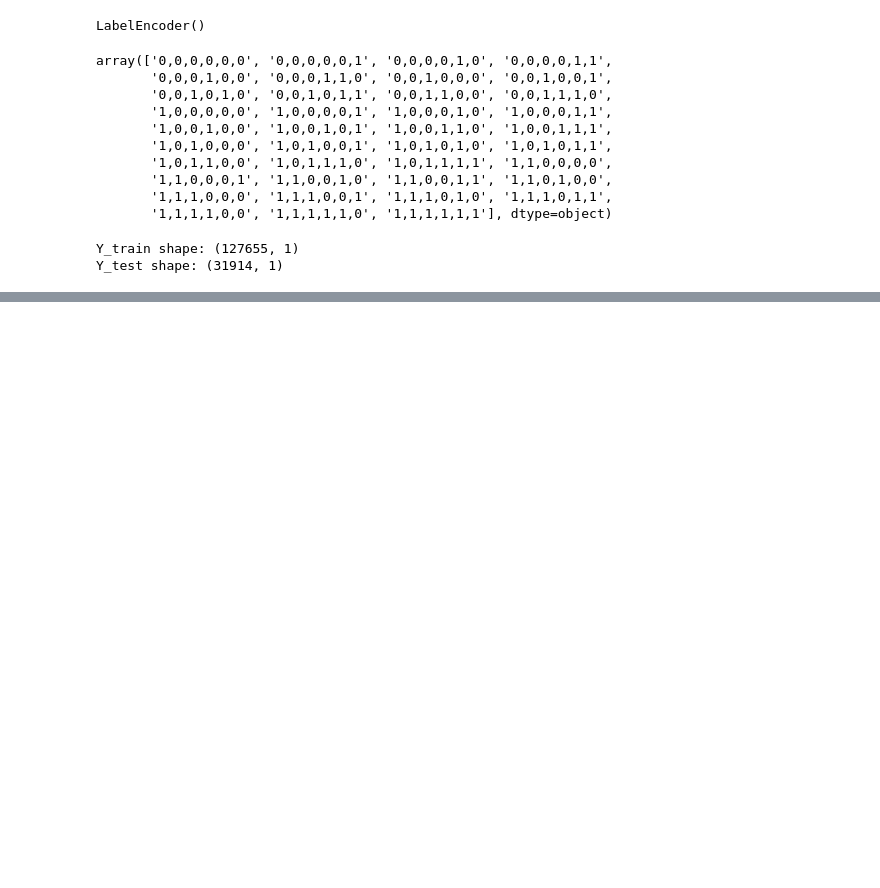
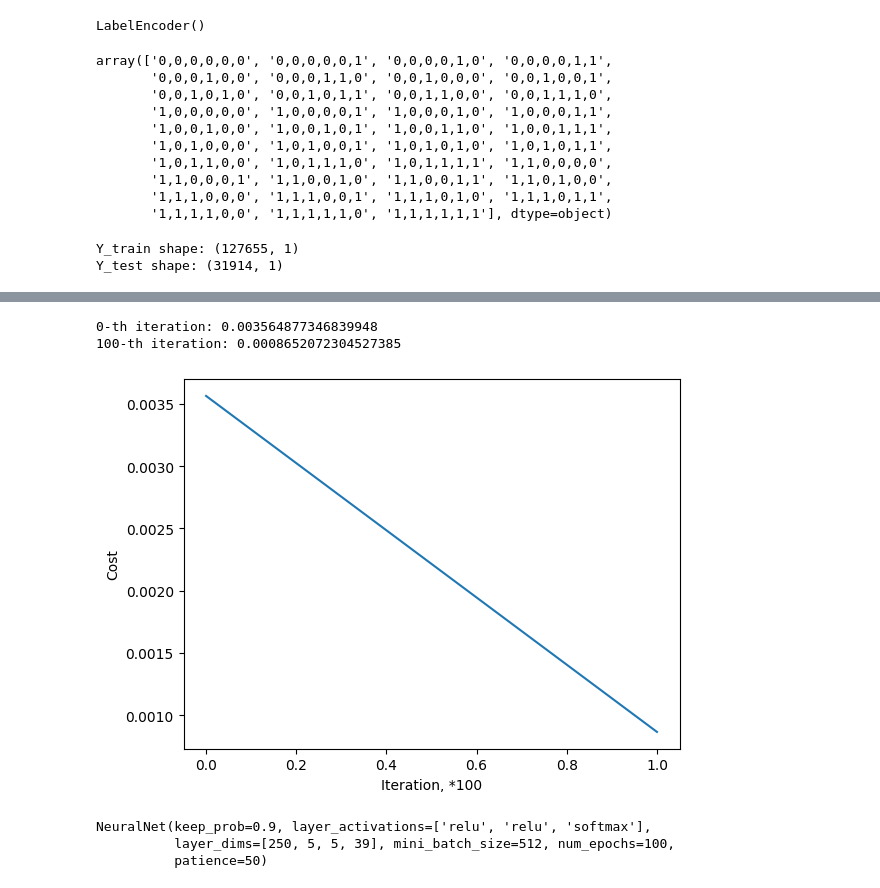
Before and after one commit to SerbulovArtem/Machine_Learning_Semester_66, a Jupyter notebook: IW2/IW2.ipynb, the cells around one changed output, grey strips where cells are left out. Drawn from its saved outputs; the diff is of its cells as text; code cells hidden in the pictures; blank space fills up the shorter version.

```diff
--- a/IW2/IW2.ipynb
+++ b/IW2/IW2.ipynb
@@ -75,6 +74,6 @@ print(train.shape, test.shape)
 # %% [output]
 (127655, 8) (31914, 8)
 # %%
-tfidf = TfidfVectorizer(max_features=100000).fit(data_df_train_filtered.comment_text)
+tfidf = TfidfVectorizer(max_features=10000).fit(data_df_train_filtered.comment_text)
 len(tfidf.vocabulary_)
 # %% [output]
@@ -164,0 +197,16 @@ weighted avg       0.82      0.90      0.85     31914
+# %%
+layer_dims_1 = [X_train.shape[1], 5, 5, 39]
+layer_activations_1 = ['relu', 'relu', 'softmax']
+mini_batch_size_1 = 512
+keep_prob_1 = 0.9
+patience_1 = 50
+
+nn = NeuralNet(layer_dims_1, layer_activations_1, mini_batch_size=mini_batch_size_1, keep_prob=keep_prob_1, patience=patience_1, learning_rate=0.01, num_epochs=100)
+nn.fit_classic(X_train.toarray(), transform(Y_train), X_test.toarray(), transform(Y_test))
+# %% [output]
+0-th iteration: 0.003564877346839948
+100-th iteration: 0.0008652072304527385
+[figure, added]
+NeuralNet(keep_prob=0.9, layer_activations=['relu', 'relu', 'softmax'],
+          layer_dims=[250, 5, 5, 39], mini_batch_size=512, num_epochs=100,
+          patience=50)
```
Also changed, not shown: parts of 11 cells of this notebook, 3 other files.
